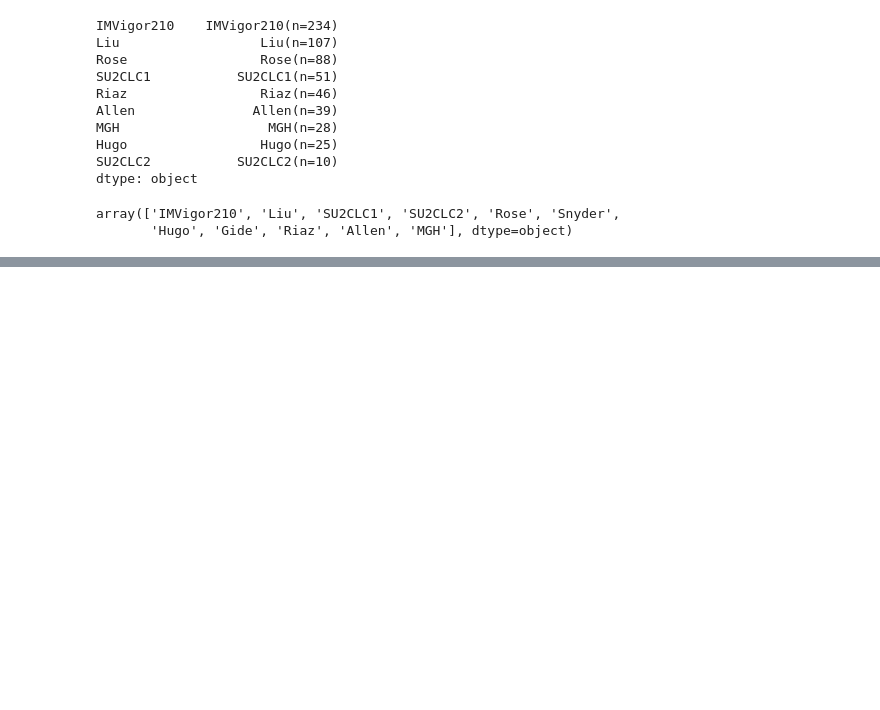
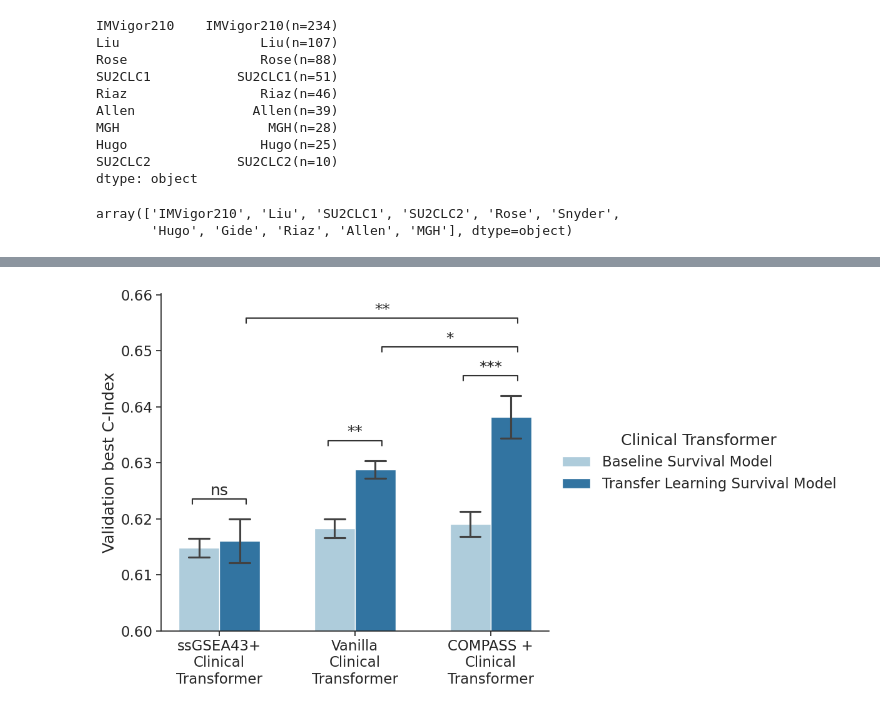
Before and after one commit to ashyamal/COMPASS, a Jupyter notebook: paper/04_model_performance/08_ML_benchmark/survival_prediction_plot/01_analysis_validation_epoch.ipynb, the cells around one changed output, grey strips where cells are left out. Drawn from its saved outputs; the diff is of its cells as text; code cells hidden in the pictures; blank space fills up the shorter version.

```diff
--- a/paper/04_model_performance/08_ML_benchmark/survival_prediction_plot/01_analysis_validation_epoch.ipynb
+++ b/paper/04_model_performance/08_ML_benchmark/survival_prediction_plot/01_analysis_validation_epoch.ipynb
@@ -235,0 +236,70 @@ for cohort in mychort_list:
+# %%
+from statannotations.Annotator import Annotator
+
+
+data = y.T.unstack().to_frame('Cindex').reset_index()
+
+order =  [ 'ssGSEA43 + Clinical Transformer',
+             'Vanilla Clinical Transformer',
+              'COMPASS + Clinical Transformer',]
+
+x_labelticks =  [ 'ssGSEA43+\nClinical\nTransformer',
+             'Vanilla\nClinical\nTransformer',
+              'COMPASS +\nClinical\nTransformer',]
+
+fig, ax = plt.subplots(figsize=(8, 7), )
+sns.barplot(data  = data, x = 'model_name', errorbar = 'se',
+            order = order, capsize=0.3, width = 0.6, palette='Paired',
+            #legend=False,
+        y = 'Cindex', hue = 'learning_type', ax=ax)
+
+
+handles, labels = ax.get_legend_handles_labels()
+
+ax.set_ylim(0.6, 0.645)
+# 在 figure 右侧加一个共享 legend
+ax.legend(handles, labels,
+           title="Clinical Transformer",
+           loc='center left',         # 锚点在右侧中间
+           bbox_to_anchor=(1.0, 0.5), # (x=1.01 表示在绘图区右边外一点, y=0.5 表示垂直居中)
+           frameon=False)
+
+ax.set_ylabel('Validation best C-Index')
+ax.set_xlabel('')
+sns.despine()
+
+ax.tick_params(bottom=True, left=True)
+ax.set_xticklabels(x_labelticks, )
+
+
+
+
+pairs = [(('COMPASS + Clinical Transformer', 'Baseline Survival Model'),('COMPASS + Clinical Transformer', 'Transfer Learning Survival Model')),
+
+         (('ssGSEA43 + Clinical Transformer', 'Baseline Survival Model'), ('ssGSEA43 + Clinical Transformer', 'Transfer Learning Survival Model')),
+
+         (('Vanilla Clinical Transformer', 'Baseline Survival Model'), ('Vanilla Clinical Transformer', 'Transfer Learning Survival Model')),
+
+         (('COMPASS + Clinical Transformer', 'Transfer Learning Survival Model'),
+          ('Vanilla Clinical Transformer', 'Transfer Learning Survival Model')),
+         (('COMPASS + Clinical Transformer', 'Transfer Learning Survival Model'),
+          ('ssGSEA43 + Clinical Transformer', 'Transfer Learning Survival Model'))
+]
+annot = Annotator(
+    ax, pairs,
+    data=data, x='model_name', y='Cindex', hue='learning_type',
+    order=order  # <- match your seaborn order
+    # DO NOT pass plot='barplot'
+)
+annot.configure(
+    test='Mann-Whitney',                 # or 'Mann-Whitney'
+    #comparisons_correction='fdr_bh',
+    text_format='star',
+    show_test_name=False
+)
+annot.apply_and_annotate()
+
+
+fig.savefig(f'./results/ClinicalTransformer_validation_overall_all_cohort.svg',
+            bbox_inches = 'tight')
+# %% [output]
@@ -235,0 +318 @@ for cohort in mychort_list:
+[figure, added]
```
Also changed, not shown: parts of 2 cells of this notebook, 8 other files.
